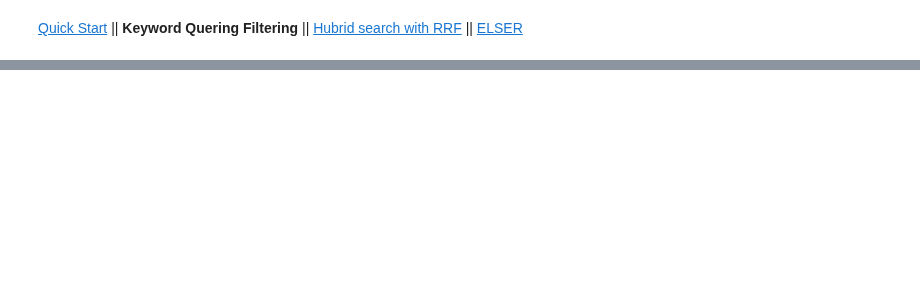
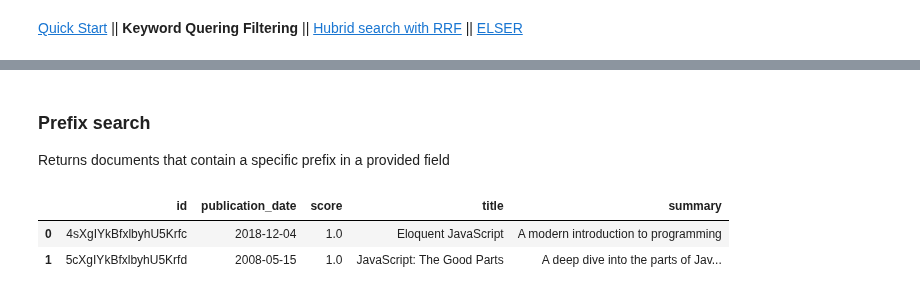
Before and after one commit to elastic/elasticsearch-labs, a Jupyter notebook: colab-notebooks-examples/search/01-keyword-querying-filtering.ipynb, the cells around one changed output, grey strips where cells are left out. Cells and saved outputs as stored; diff of their text form; code cells hidden in the pictures; blank space fills up the shorter version.

```diff
--- a/colab-notebooks-examples/search/01-keyword-querying-filtering.ipynb
+++ b/colab-notebooks-examples/search/01-keyword-querying-filtering.ipynb
@@ -60,0 +121,18 @@ pd.DataFrame.from_records(pretty_response_transform(response))
+# %% [markdown]
+### Prefix search
+
+Returns documents that contain a specific prefix in a provided field
+# %%
+response = client.search(index="book_index", query={
+    "prefix": {
+        "title": {
+            "value": 'java'
+            }
+        }
+    })
+
+pd.DataFrame.from_records(pretty_response_transform(response))
+# %% [output]
+|  | id | publication_date | score | title | summary |
+| 0 | 4sXgIYkBfxlbyhU5Krfc | 2018-12-04 | 1.0 | Eloquent JavaScript | A modern introduction to programming |
+| 1 | 5cXgIYkBfxlbyhU5Krfd | 2008-05-15 | 1.0 | JavaScript: The Good Parts | A deep dive into the parts of Jav... |
```
Also changed, not shown: parts of 9 cells of this notebook.
